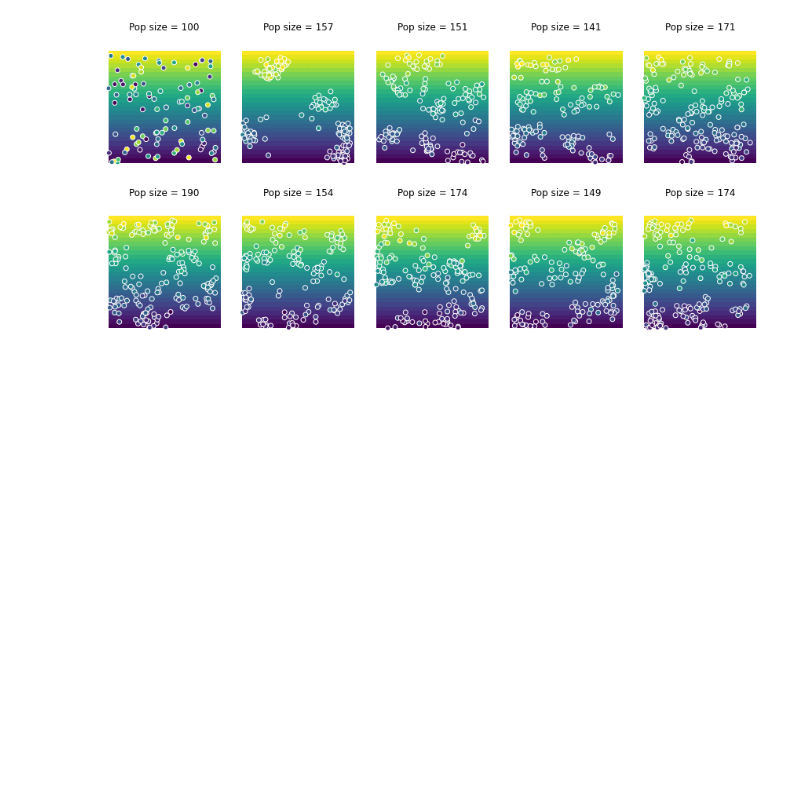
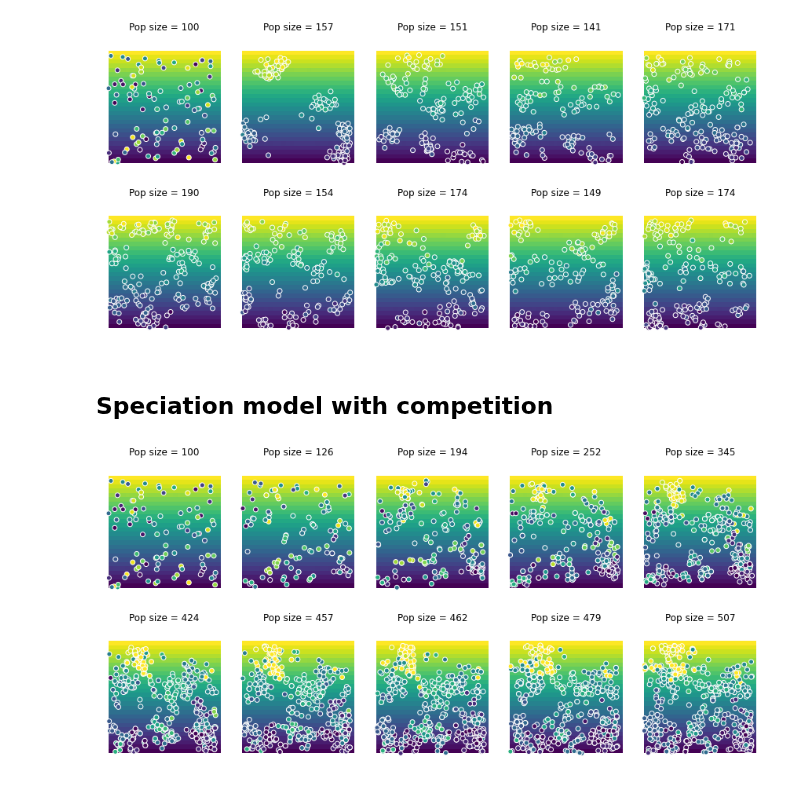
Before and after one commit to fastscape-lem/adascape, a Jupyter notebook: notebooks/basic_example.ipynb, the cells around one changed output. Drawn from its saved outputs; the diff is of its cells as text; code cells hidden in the pictures; blank space fills up the shorter version.

```diff
--- a/notebooks/basic_example.ipynb
+++ b/notebooks/basic_example.ipynb
@@ -72,3 +74,5 @@ for ax, (_, pop) in zip(axes.ravel(), population.groupby('step')):
 fig.tight_layout()
 # %% [output]
 [figure]
+# %% [markdown]
+## Speciation model with competition
@@ -74,0 +81,27 @@ fig.tight_layout()
+# %%
+model2 = DD03SpeciationModel(X, Y, pop_size,car_cap_max=500, sigma_opt_trait=0.3, mut_prob=0.005, sigma_mut=0.05,
+                 sigma_mov=0.5, sigma_comp_trait=0.9, sigma_comp_dist=0.19, random_seed=1234)
+
+model2.initialize([0, 1])
+# %%
+dfs2 = []
+
+for step in range(50):
+    if step % 5 == 0:
+        dfs2.append(model2.to_dataframe())
+    model2.update(elevation)
+
+population2 = pd.concat(dfs2)
+# %%
+fig, axes = plt.subplots(nrows=2, ncols=5, figsize=(12, 6))
+
+for ax, (_, pop) in zip(axes.ravel(), population2.groupby('step')):
+    ax.pcolormesh(elevation)
+    ax.scatter(pop.x, pop.y, c=pop.trait, edgecolor='w')
+    ax.set_title(f'Pop size = {len(pop)}')
+    ax.axis('equal')
+    ax.axis('off')
+
+fig.tight_layout()
+# %% [output]
+[figure, added]
```
Also changed, not shown: parts of 2 cells of this notebook, 1 other file.
